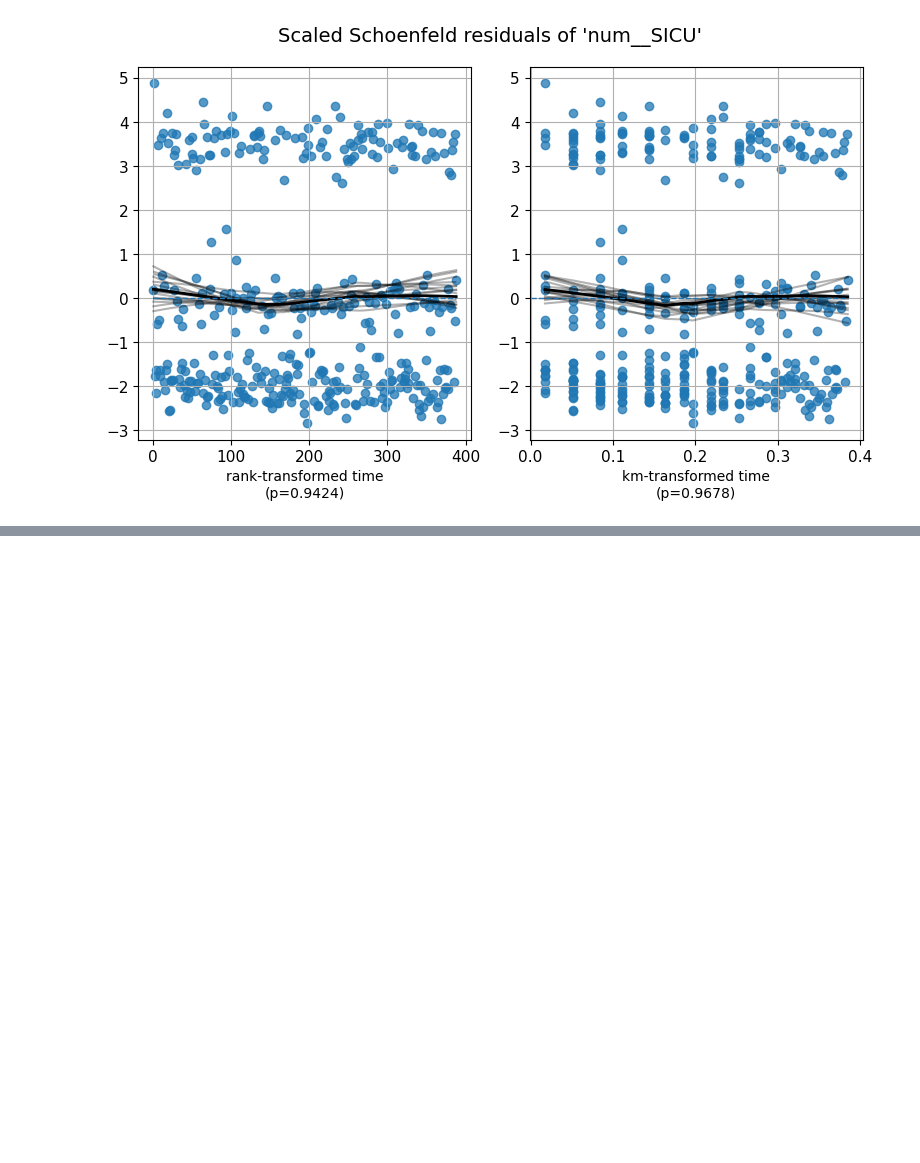
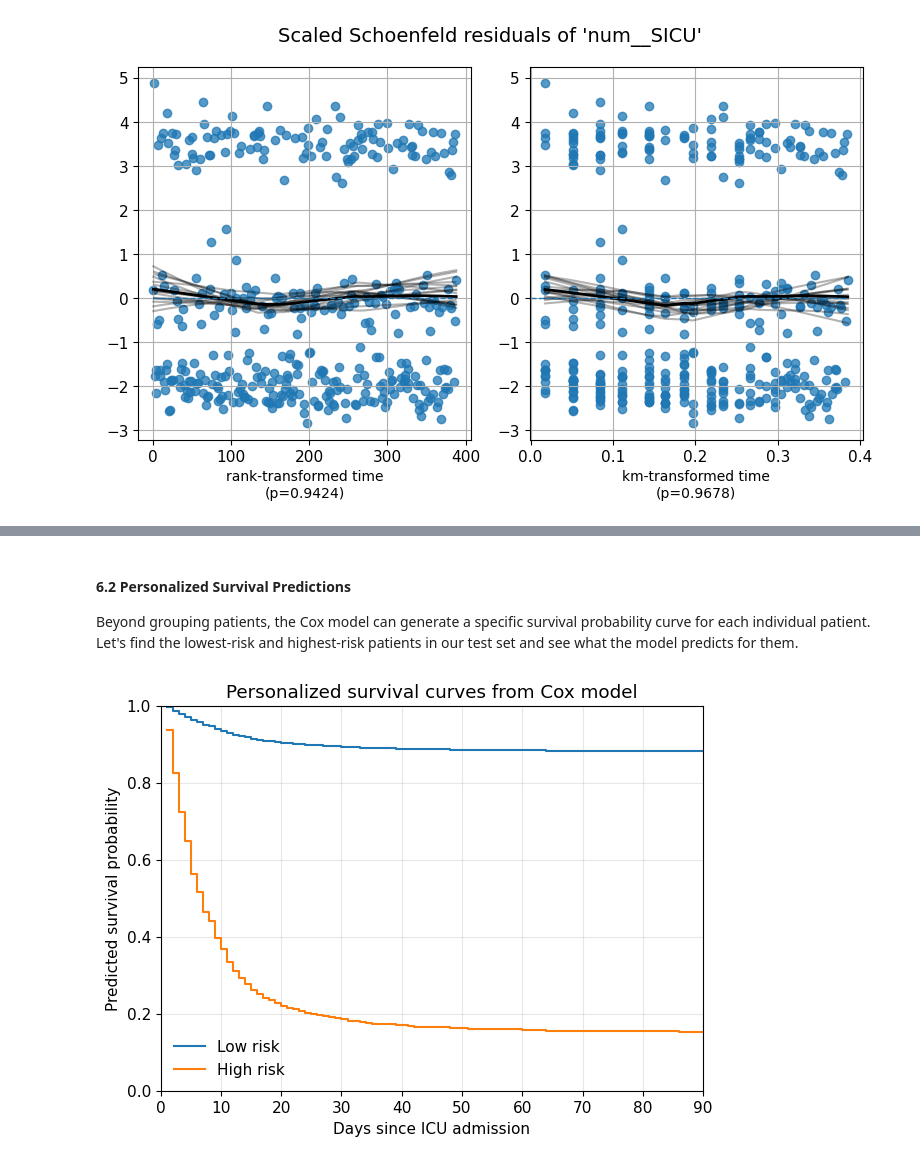
Before and after one commit to IE-ML-for-Healthcare/ICU_Survival_analysis, a Jupyter notebook: 02_ICU_Survival_analysis_CPH.ipynb, the cells around one changed output, grey strips where cells are left out. Saved outputs shown, nothing was run; the diff lists cells and outputs as text; code cells hidden in the pictures; blank space fills up the shorter version.

```diff
--- a/02_ICU_Survival_analysis_CPH.ipynb
+++ b/02_ICU_Survival_analysis_CPH.ipynb
@@ -697,0 +781,24 @@ Based on these results, we can decide if we need to refine our model before movi
+# %% [markdown]
+#### 6.2 Personalized Survival Predictions
+
+Beyond grouping patients, the Cox model can generate a specific survival probability curve for each individual patient. Let's find the lowest-risk and highest-risk patients in our test set and see what the model predicts for them.
+# %%
+# 4) Two example survival curves low vs high risk (from TEST)
+low_idx  = X_test_cox.index[np.argmin(risk_test)]
+high_idx = X_test_cox.index[np.argmax(risk_test)]
+
+sf_df = cph_multi.predict_survival_function(X_test_cox.loc[[low_idx, high_idx]])
+# lifelines returns times as index, patients as columns
+plt.figure(figsize=(7, 5))
+for col, label in zip(sf_df.columns, ["Low risk", "High risk"]):
+    plt.step(sf_df.index, sf_df[col], where="post", label=label)
+plt.xlim(0, 90)
+plt.ylim(0, 1)
+plt.xlabel("Days since ICU admission")
+plt.ylabel("Predicted survival probability")
+plt.title("Personalized survival curves from Cox model")
+plt.legend(frameon=False)
+plt.grid(alpha=0.3)
+plt.show()
+# %% [output]
+[figure, added]
```
Also changed, not shown: parts of 9 cells of this notebook.
